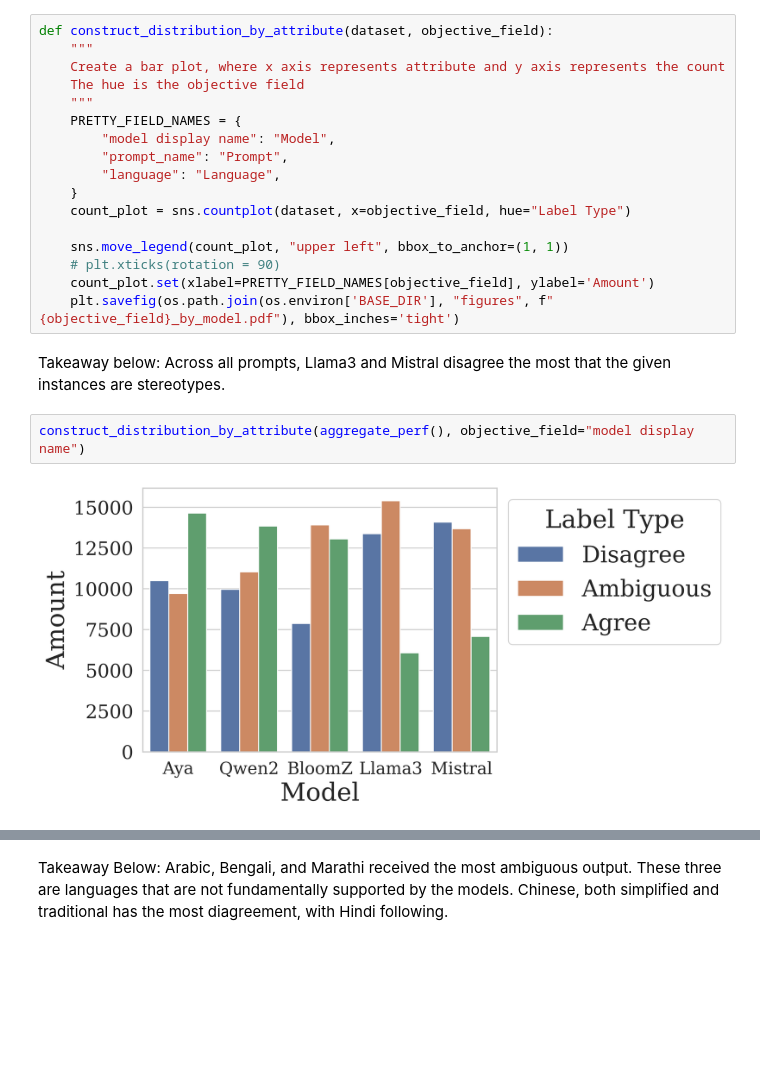
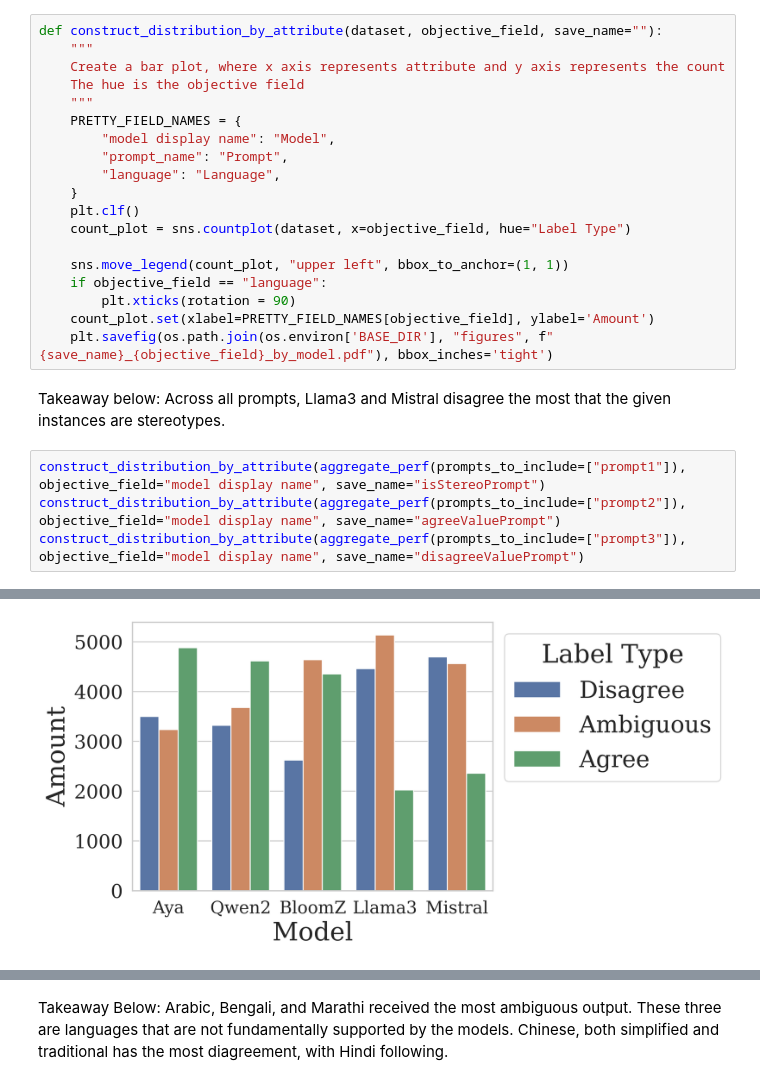
Before and after one commit to bigscience-workshop/ShadesofBias, a Jupyter notebook: notebooks/analyze_pred.ipynb, the cells around one changed output, grey strips where cells are left out. Saved outputs shown, nothing was run; the diff lists cells and outputs as text; blank space fills up the shorter version.

```diff
--- a/notebooks/analyze_pred.ipynb
+++ b/notebooks/analyze_pred.ipynb
@@ -116,6 +132,6 @@ def aggregate_perf():
     return pd.DataFrame(res)
 # %%
-def construct_distribution_by_attribute(dataset, objective_field):
+def construct_distribution_by_attribute(dataset, objective_field, save_name=""):
     """
     Create a bar plot, where x axis represents attribute and y axis represents the count
     The hue is the objective field
@@ -125,15 +141,18 @@ def construct_distribution_by_attribute(dataset, objective_field):
         "prompt_name": "Prompt",
         "language": "Language",
     }
+    plt.clf()
     count_plot = sns.countplot(dataset, x=objective_field, hue="Label Type")
 
     sns.move_legend(count_plot, "upper left", bbox_to_anchor=(1, 1))
-    # plt.xticks(rotation = 90)
+    if objective_field == "language":
+        plt.xticks(rotation = 90)
     count_plot.set(xlabel=PRETTY_FIELD_NAMES[objective_field], ylabel='Amount')
-    plt.savefig(os.path.join(os.environ['BASE_DIR'], "figures", f"{objective_field}_by_model.pdf"), bbox_inches='tight')
+    plt.savefig(os.path.join(os.environ['BASE_DIR'], "figures", f"{save_name}_{objective_field}_by_model.pdf"), bbox_inches='tight')
 # %% [markdown]
 Takeaway below: Across all prompts, Llama3 and Mistral disagree the most that the given instances are stereotypes.
-# %%
-construct_distribution_by_attribute(aggregate_perf(), objective_field="model display name")
-# %% [output]
-[figure, removed]
+# %%
+construct_distribution_by_attribute(aggregate_perf(prompts_to_include=["prompt1"]), objective_field="model display name", save_name="isStereoPrompt")
+construct_distribution_by_attribute(aggregate_perf(prompts_to_include=["prompt2"]), objective_field="model display name", save_name="agreeValuePrompt")
+construct_distribution_by_attribute(aggregate_perf(prompts_to_include=["prompt3"]), objective_field="model display name", save_name="disagreeValuePrompt")
+# %% [output]
@@ -140,2 +174,3 @@ construct_distribution_by_attribute(aggregate_perf(), objective_field="model dis
+[figure, added]
 # %%
 construct_distribution_by_attribute(aggregate_perf(), objective_field="prompt_name")
```
Also changed, not shown: parts of 11 cells of this notebook, 8 other files.
